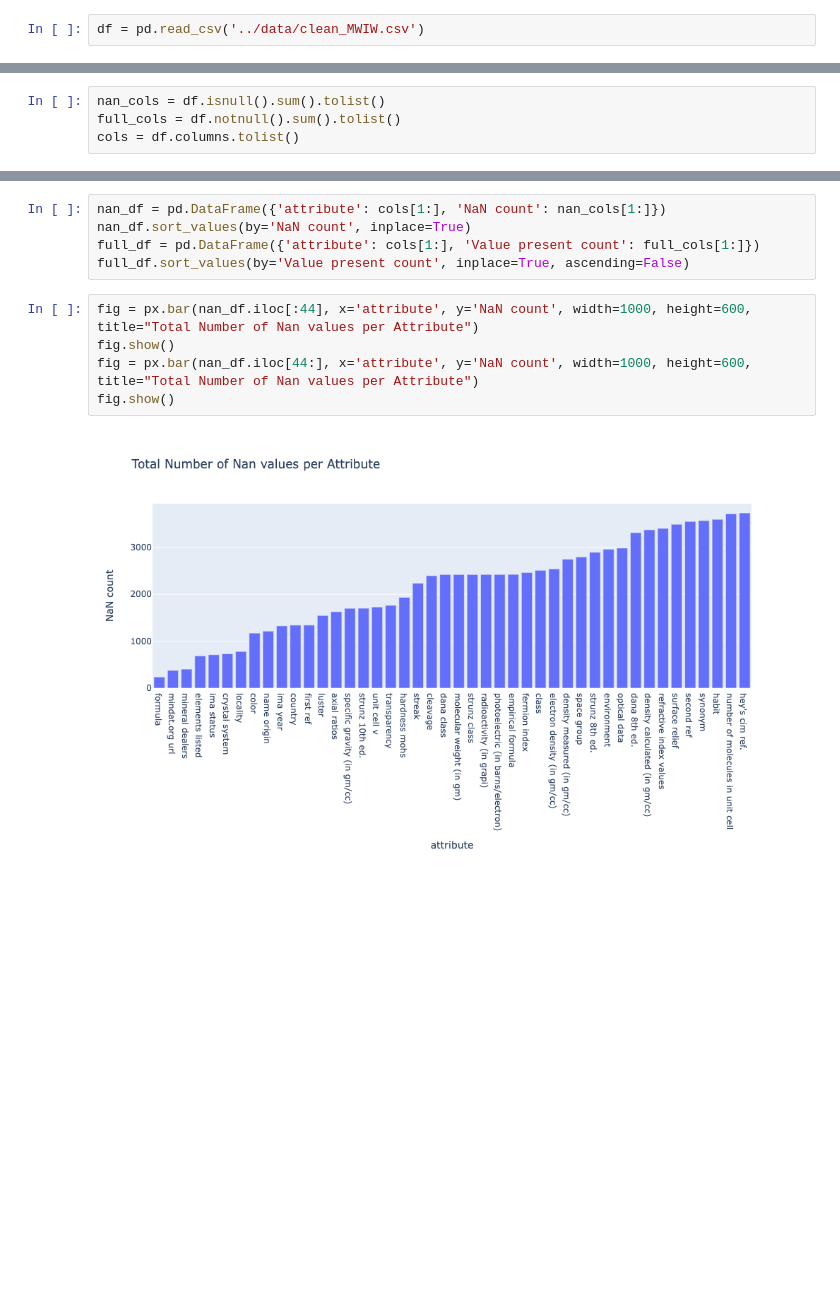
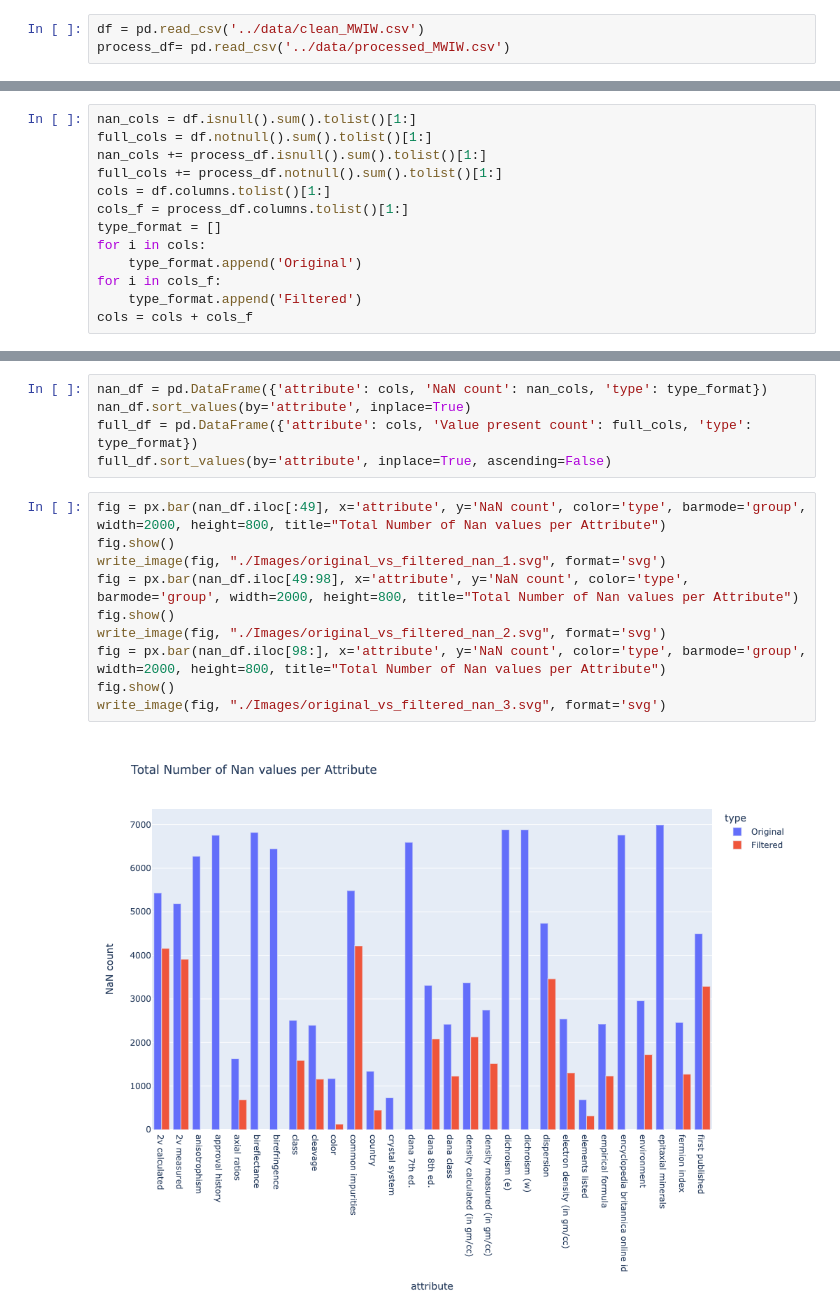
Before and after one commit to Triansh/Mineral-data-collection, a Jupyter notebook: plots/Final_submission_plots.ipynb, the cells around one changed output, grey strips where cells are left out. Saved outputs shown, nothing was run; the diff lists cells and outputs as text; blank space fills up the shorter version.

Commit message:
All plots

```diff
--- a/plots/Final_submission_plots.ipynb
+++ b/plots/Final_submission_plots.ipynb
@@ -6,2 +9,3 @@ import plotly.express as px
 # %%
 df = pd.read_csv('../data/clean_MWIW.csv')
+process_df= pd.read_csv('../data/processed_MWIW.csv')
@@ -8,4 +41,13 @@ df = pd.read_csv('../data/clean_MWIW.csv')
 # %%
-nan_cols = df.isnull().sum().tolist()
-full_cols = df.notnull().sum().tolist()
-cols = df.columns.tolist()
+nan_cols = df.isnull().sum().tolist()[1:]
+full_cols = df.notnull().sum().tolist()[1:]
+nan_cols += process_df.isnull().sum().tolist()[1:]
+full_cols += process_df.notnull().sum().tolist()[1:]
+cols = df.columns.tolist()[1:]
+cols_f = process_df.columns.tolist()[1:]
+type_format = []
+for i in cols:
+    type_format.append('Original')
+for i in cols_f:
+    type_format.append('Filtered')
+cols = cols + cols_f
@@ -12,12 +58,17 @@ cols = df.columns.tolist()
 # %%
-nan_df = pd.DataFrame({'attribute': cols[1:], 'NaN count': nan_cols[1:]})
-nan_df.sort_values(by='NaN count', inplace=True)
-full_df = pd.DataFrame({'attribute': cols[1:], 'Value present count': full_cols[1:]})
-full_df.sort_values(by='Value present count', inplace=True, ascending=False)
+nan_df = pd.DataFrame({'attribute': cols, 'NaN count': nan_cols, 'type': type_format})
+nan_df.sort_values(by='attribute', inplace=True)
+full_df = pd.DataFrame({'attribute': cols, 'Value present count': full_cols, 'type': type_format})
+full_df.sort_values(by='attribute', inplace=True, ascending=False)
 # %%
-fig = px.bar(nan_df.iloc[:44], x='attribute', y='NaN count', width=1000, height=600, title="Total Number of Nan values per Attribute")
+fig = px.bar(nan_df.iloc[:49], x='attribute', y='NaN count', color='type', barmode='group', width=2000, height=800, title="Total Number of Nan values per Attribute")
 fig.show()
-fig = px.bar(nan_df.iloc[44:], x='attribute', y='NaN count', width=1000, height=600, title="Total Number of Nan values per Attribute")
+write_image(fig, "./Images/original_vs_filtered_nan_1.svg", format='svg')
+fig = px.bar(nan_df.iloc[49:98], x='attribute', y='NaN count', color='type', barmode='group', width=2000, height=800, title="Total Number of Nan values per Attribute")
 fig.show()
+write_image(fig, "./Images/original_vs_filtered_nan_2.svg", format='svg')
+fig = px.bar(nan_df.iloc[98:], x='attribute', y='NaN count', color='type', barmode='group', width=2000, height=800, title="Total Number of Nan values per Attribute")
+fig.show()
+write_image(fig, "./Images/original_vs_filtered_nan_3.svg", format='svg')
 # %% [output]
-[figure, old version]
+[figure, new version]
```
Also changed, not shown: parts of 20 cells of this notebook, 15 other files.
